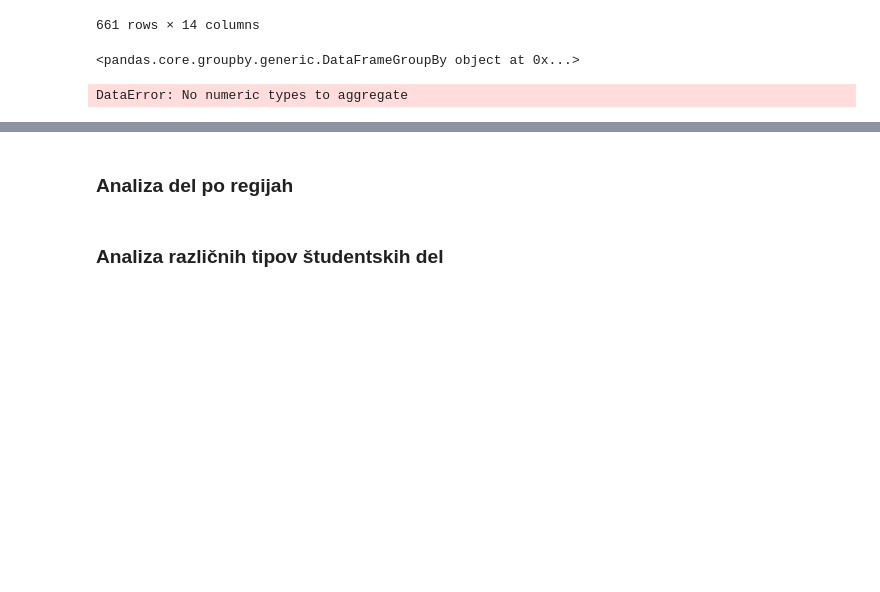
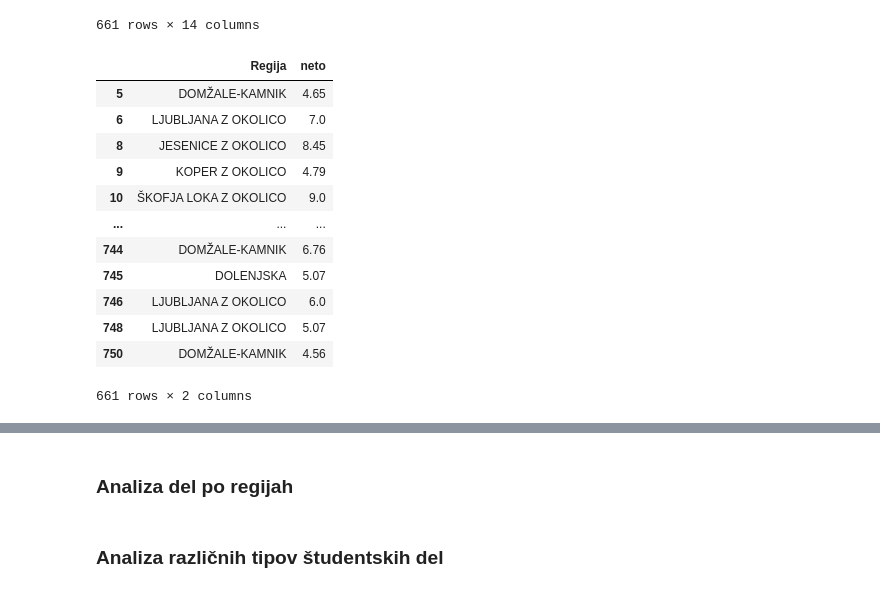
Before and after one commit to DejanPeric058/Programiranje-1-Projektna-naloga, a Jupyter notebook: Untitled.ipynb, the cells around one changed output, grey strips where cells are left out. Cells and saved outputs as stored; diff of their text form; code cells hidden in the pictures; blank space fills up the shorter version.

```diff
--- a/Untitled.ipynb
+++ b/Untitled.ipynb
@@ -86,12 +86,19 @@ oglasi3
 | 750 | DELO V SKLADIŠČU | TRZIN | DOMŽALE-KAMNIK | 4.56 EUR/h NETO, 5.40 EUR/h BRUTO | MOTNICA 7 | 17.11.2020 | DOPOLDAN | 1 | 2 TEDNA | ... |
 661 rows × 14 columns
 # %%
-moc_regije = oglasi3[["Regija", "neto"]].groupby("Regija")
-moc_regije
+placa_regije = oglasi3[["Regija", "neto"]]
+placa_regije
 # %% [output]
+|  | Regija | neto |
+| 5 | DOMŽALE-KAMNIK | 4.65 |
+| 6 | LJUBLJANA Z OKOLICO | 7.0 |
+| 8 | JESENICE Z OKOLICO | 8.45 |
+| 9 | KOPER Z OKOLICO | 4.79 |
+| 10 | ŠKOFJA LOKA Z OKOLICO | 9.0 |
+| ... | ... | ... |
+| 744 | DOMŽALE-KAMNIK | 6.76 |
+| 745 | DOLENJSKA | 5.07 |
+| 746 | LJUBLJANA Z OKOLICO | 6.0 |
+| 748 | LJUBLJANA Z OKOLICO | 5.07 |
+| 750 | DOMŽALE-KAMNIK | 4.56 |
-<pandas.core.groupby.generic.DataFrameGroupBy object at 0x...>
+661 rows × 2 columns
-# %%
-povprecna_moc_regije = moc_regije.mean()
-povprecna_moc_regije
-# %% [output]
-DataError: No numeric types to aggregate
```
Also changed, not shown: parts of 11 cells of this notebook.
